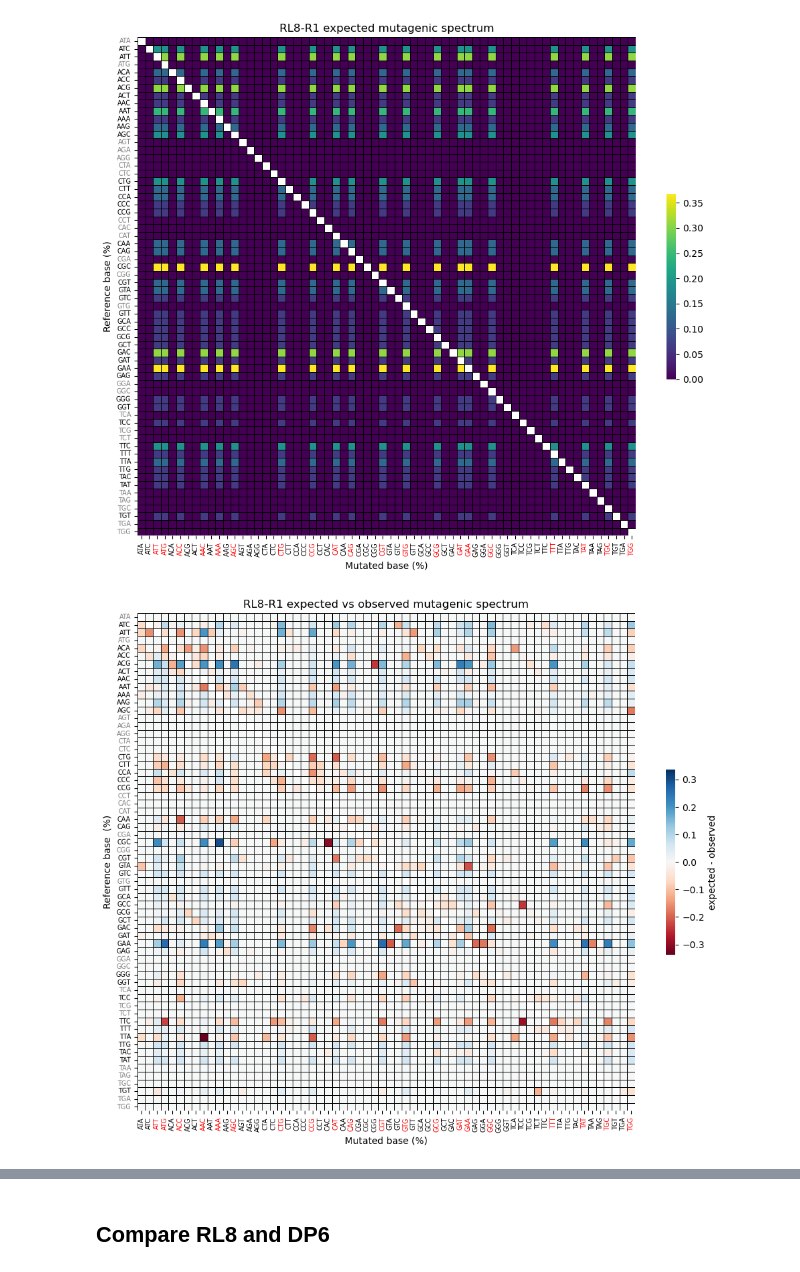
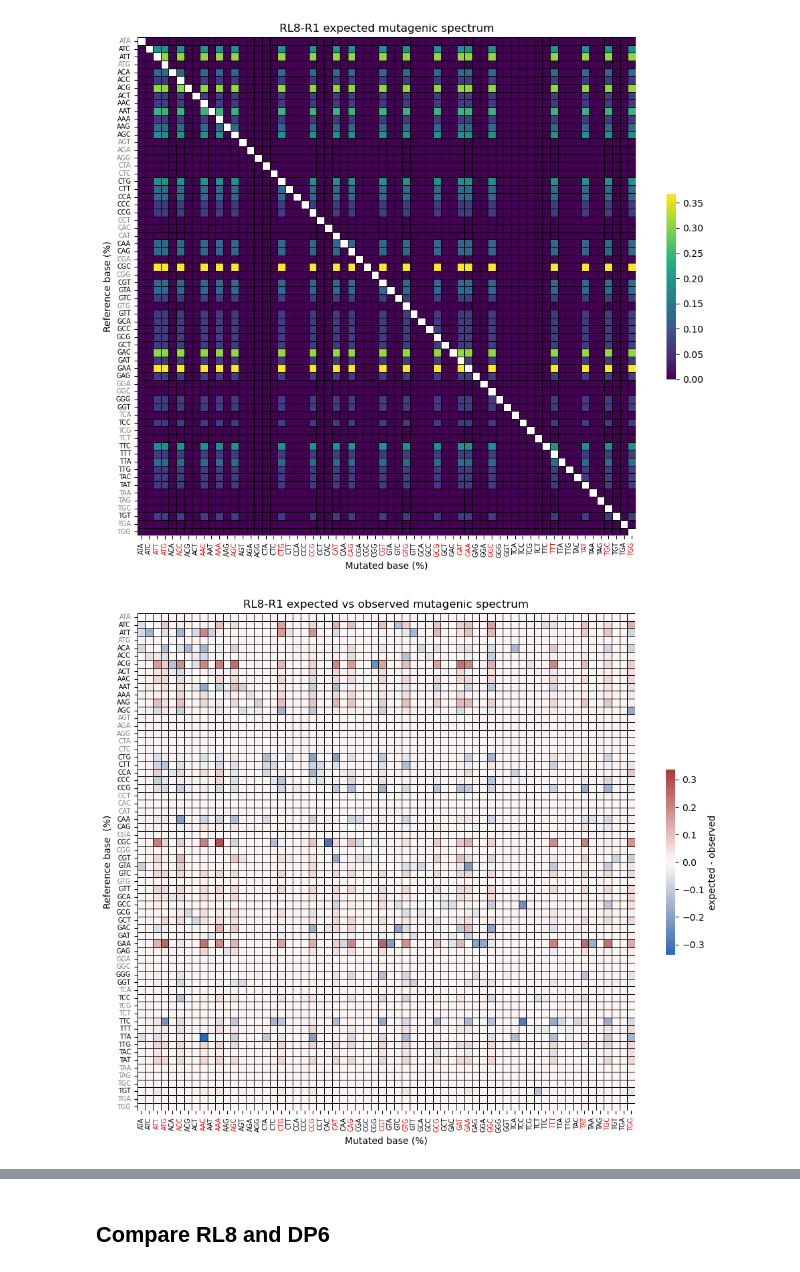
Before and after one commit to AliceHovsepyan/pogo_pance_draft, a Jupyter notebook: DMS_analysis.ipynb, the cells around one changed output, grey strips where cells are left out. Saved outputs shown, nothing was run; the diff lists cells and outputs as text; code cells hidden in the pictures.

Commit message:
expected vs observed RL8 codon level

```diff
--- a/DMS_analysis.ipynb
+++ b/DMS_analysis.ipynb
@@ -931,9 +946,6 @@ total_n_muts = sum([sum(value.values()) for value in Codon_mut_spec_expected.val
 Codon_mut_spec_expected_perc = {ref_base: {mut_base: round(val/total_n_muts*100, 3) for mut_base, val in value.items()} for ref_base, value in Codon_mut_spec_expected.items()}
 # %% [output]
 total reads 47233
-# %%
-Codon_mut_spec_expected_perc_df = pd.DataFrame.from_dict(Codon_mut_spec_expected_perc, orient = "index")
-np.fill_diagonal(Codon_mut_spec_expected_perc_df.values, np.nan)
 # %%
 f, ax = plt.subplots(figsize=(12, 12))
 sns.heatmap(Codon_mut_spec_expected_perc_df, annot=False, linewidths=.5, ax=ax,  cbar = True, square = True, linecolor = "black", cmap = "viridis", cbar_kws={'shrink': 0.3},  xticklabels=True)
@@ -968,30 +980,30 @@ mut_spectrum_codons_expected_vs_observed = Codon_mut_spec_expected_perc_df - mut
 # %%
 f, ax = plt.subplots(figsize=(12, 12))
 cmap_max = np.max(abs(mut_spectrum_codons_expected_vs_observed))
-sns.heatmap(mut_spectrum_codons_expected_vs_observed, annot=False, linewidths=.5, ax=ax,  cbar = True, square = True, linecolor = "black", cmap = "RdBu",vmin = -cmap_max, vmax = cmap_max ,cbar_kws={'shrink': 0.3, "label" : "expected - observed"},  xticklabels=True)
+sns.heatmap(mut_spectrum_codons_expected_vs_observed, annot=False, linewidths=.5, ax=ax,  cbar = True, square = True, linecolor = "black", cmap = "vlag",vmin = -cmap_max, vmax = cmap_max ,cbar_kws={'shrink': 0.3, "label" : "expected - observed"},  xticklabels=True)
 plt.xlabel('Mutated base (%)', fontsize = 10)
 plt.ylabel('Reference base  (%)', fontsize = 10)
 # for _, spine in ax.spines.items():
 #     spine.set_visible(True)
 #     spine.set_linewidth(.5)
 #ax.set_facecolor('gray')
 ax.set_yticklabels(ax.get_yticklabels(), rotation=1, fontsize=7)
 ax.set_xticklabels(ax.get_xticklabels(), fontsize=7)
 
 for i, tick_label in enumerate(ax.get_xticklabels()):
     if tick_label.get_text() in ecoli_pref.values():
         tick_label.set_color('red')
 
 
 for i, tick_label in enumerate(ax.get_yticklabels()):
     if tick_label.get_text() not in ref_codons:
         tick_label.set_color('grey')
 
 plt.title(f"{name} expected vs observed mutagenic spectrum", fontsize = 12)
 plt.savefig(f"{FigFolder}/{name}_expected_vs_observed_mutagenic_spectrum_codons_perc.pdf")
 plt.show()
 # %% [output]
-[figure, old version]
+[figure, new version]
 # %%
 f, ax = plt.subplots(figsize=(12, 12))
 sns.heatmap(mut_spectrum_codons_perc_df, annot=False, linewidths=.5, ax=ax, vmin = 0, cbar = True, square = True, linecolor = "black", cmap = "viridis", cbar_kws={'shrink': 0.3},  xticklabels=True)
```
Also changed, not shown: parts of 29 cells of this notebook.
